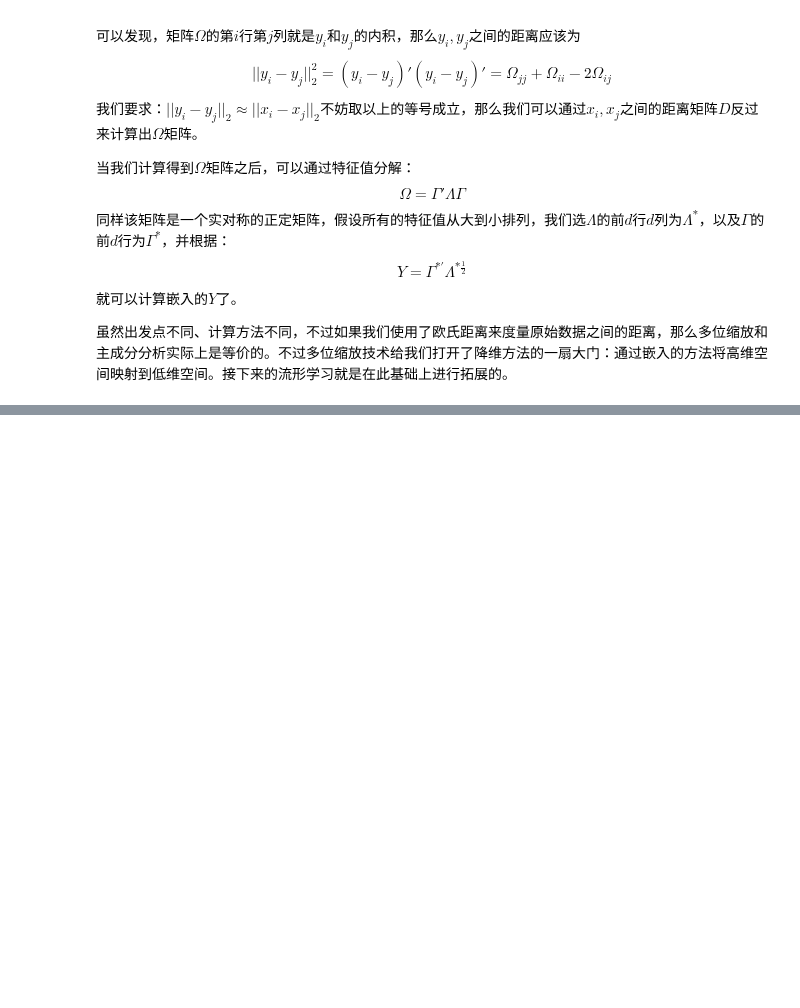
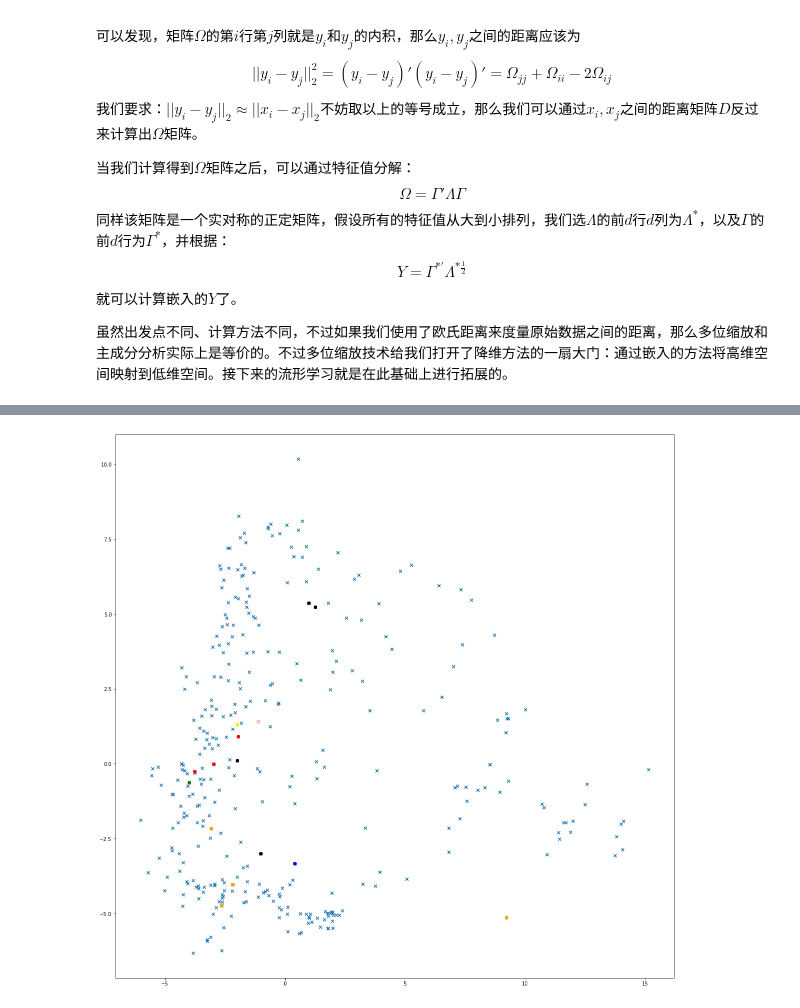
Before and after one commit to sijichun/PythonTutor, a Jupyter notebook: PCA_Manifold.ipynb, the cells around one changed output, grey strips where cells are left out. Drawn from its saved outputs; the diff is of its cells as text; code cells hidden in the pictures; blank space fills up the shorter version.

Commit message:
manifold completed.

```diff
--- a/PCA_Manifold.ipynb
+++ b/PCA_Manifold.ipynb
@@ -258,0 +334,3 @@ plt.show()
+# %%
+mig_data=pd.merge(mig_data, mid_data_matrix, how='outer', left_index=True, right_index=True)
+mig_data
@@ -258,0 +354,5 @@ plt.show()
+# %%
+mig_data=mig_data.fillna(0)
+mig_data=mig_data['num']
+mig_data=mig_data.unstack()
+mig_data
@@ -258,0 +376,9 @@ plt.show()
+# %%
+# 取log，相当于百分比距离
+dist=(np.log(1+mig_data)+np.log(1+mig_data.T))/2
+# 迁徙人数越多，距离越近，所以取相反数；为了保证距离为正，加上所有距离的最大值
+dist=dist.max().max()-dist+1
+# 自己到自己的距离为0，需要额外处理：
+EYE=pd.DataFrame(np.eye(dist.shape[0])).set_index(dist.index).T.set_index(dist.index)
+dist=dist-dist.iloc[0,0]*EYE
+dist
@@ -258,0 +410,8 @@ plt.show()
+# %%
+from sklearn.manifold import Isomap
+
+embedding=Isomap(n_neighbors=8, n_components=2, metric="precomputed")
+coordinates=embedding.fit_transform(dist)
+dist['x']=coordinates[:,0]
+dist['y']=coordinates[:,1]
+dist.iloc[:,-2:]
@@ -258,0 +433,21 @@ plt.show()
+# %%
+%matplotlib inline
+plt.rcParams['figure.figsize'] = (20.0, 20.0)
+plt.scatter(dist['x'],dist['y'], marker="x")
+city_list=["上海_上海","北京_北京","广东_广州","广东_深圳"]
+plt.scatter(dist['x'][city_list],dist['y'][city_list], color='black')
+city_list=["浙江_杭州","江苏_南京","湖南_长沙"]
+plt.scatter(dist['x'][city_list],dist['y'][city_list], color='red')
+city_list=["山东_济南","河北_石家庄","辽宁_沈阳","新疆_乌鲁木齐"]
+plt.scatter(dist['x'][city_list],dist['y'][city_list], color='orange')
+city_list=["陕西_西安"]
+plt.scatter(dist['x'][city_list],dist['y'][city_list], color='blue')
+city_list=["陕西_渭南"]
+plt.scatter(dist['x'][city_list],dist['y'][city_list], color='green')
+city_list=["四川_成都"]
+plt.scatter(dist['x'][city_list],dist['y'][city_list], color='pink')
+city_list=["湖北_武汉"]
+plt.scatter(dist['x'][city_list],dist['y'][city_list], color='yellow')
+plt.show()
+# %% [output]
+[figure, added]
```
Also changed, not shown: parts of 20 cells of this notebook.
